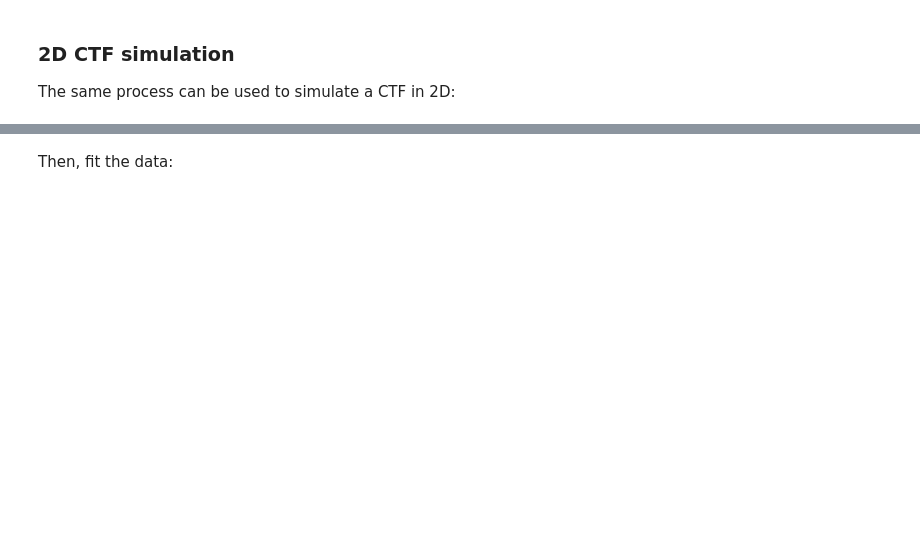
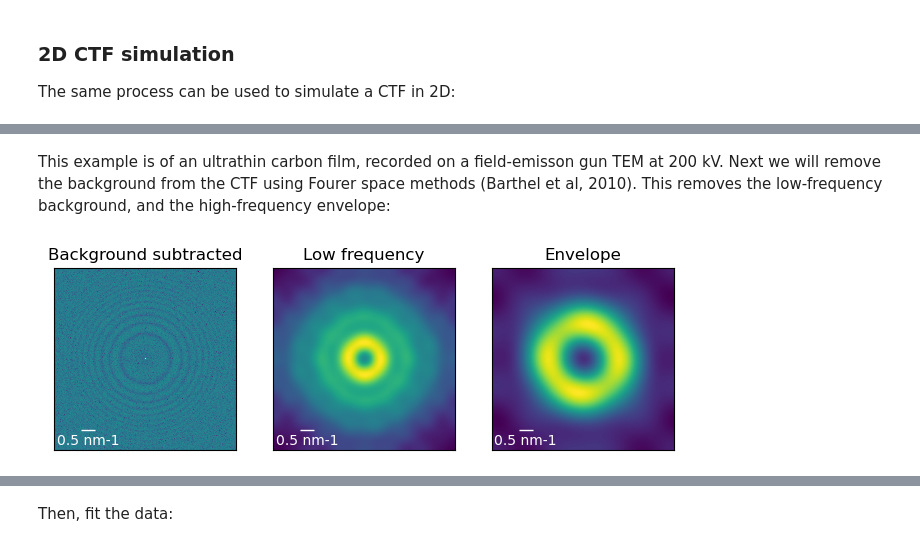
Before and after one commit to benweare/pyCTF, a Jupyter notebook: pyCTF_examples.ipynb, the cells around one changed output, grey strips where cells are left out. Drawn from its saved outputs; the diff is of its cells as text; code cells hidden in the pictures; blank space fills up the shorter version.

```diff
--- a/pyCTF_examples.ipynb
+++ b/pyCTF_examples.ipynb
@@ -57,0 +95,8 @@ We can do this with a linear fit. First, declare the defocus and their accelerat
+# %% [markdown]
+This example is of an ultrathin carbon film, recorded on a field-emisson gun TEM at 200 kV.
+Next we will remove the background from the CTF using Fourer space methods (Barthel et al, 2010). This removes the low-frequency background, and the high-frequency envelope:
+# %%
+CTF.remove_background( 8, 4 )
+CTF.plot_background()
+# %% [output]
+[figure, added]
```
Also changed, not shown: parts of 34 cells of this notebook, 10 other files.
